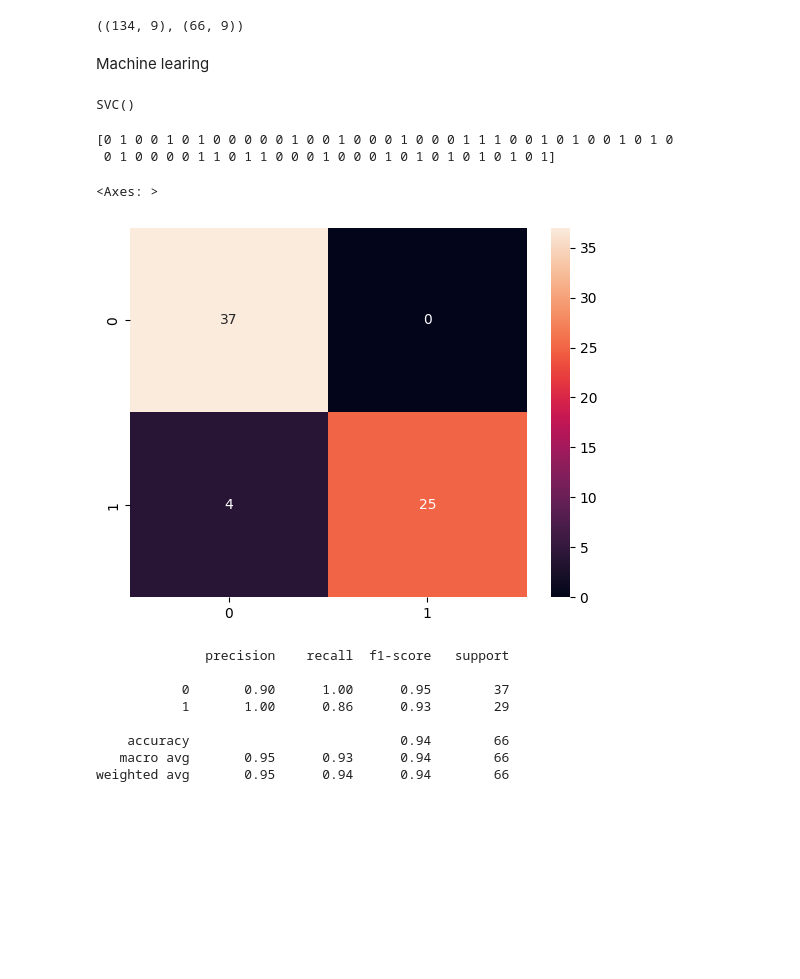
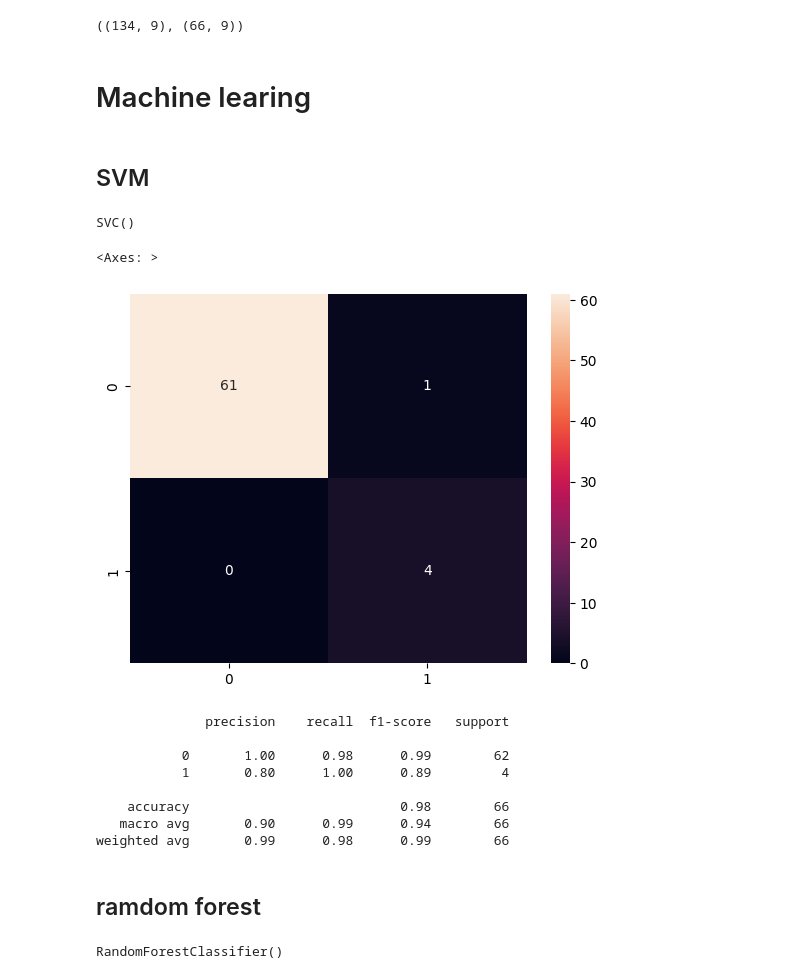
Before and after one commit to Danie110001001109192912/Drug_classification, a Jupyter notebook: Drogas.ipynb, the cells around one changed output. Cells and saved outputs as stored; diff of their text form; code cells hidden in the pictures; blank space fills up the shorter version.

```diff
--- a/Drogas.ipynb
+++ b/Drogas.ipynb
@@ -307,8 +307,10 @@ sns.jointplot(drug1)
 # %%
 c_drug = ['Drug_drugX', 'Drug_drugC', 'Drug_drugB',  'Drug_drugA', 'Drug_DrugY']
 
-y = one_hot['Drug_DrugY']
+y = one_hot['Drug_drugB']
 x = one_hot.drop( columns = c_drug, axis = 1)
+
+# print(one_hot[c_drug].value_counts())
 # %%
 from sklearn.model_selection import train_test_split
 
@@ -323,9 +325,11 @@ from sklearn.preprocessing import StandardScaler
 scaler = StandardScaler()
 
 s_Xtrain = scaler.fit_transform(X_train)
-s_Xtest = scaler.fit_transform(X_test)
+s_Xtest = scaler.transform(X_test)
-# %% [markdown]
-Machine learing
+# %% [markdown]
+# Machine learing
+# %% [markdown]
+## SVM
 # %%
 from sklearn.svm import SVC
 svc = SVC()
@@ -333,30 +337,40 @@ svc.fit(s_Xtrain, y_train)
 # %% [output]
 SVC()
 # %%
-pred = svc.predict(s_Xtest)
+svc_pred = svc.predict(s_Xtest)
-# %% [output]
-[0 1 0 0 1 0 1 0 0 0 0 0 1 0 0 1 0 0 0 1 0 0 0 1 1 1 0 0 1 0 1 0 0 1 0 1 0
- 0 1 0 0 0 0 1 1 0 1 1 0 0 0 1 0 0 0 1 0 1 0 1 0 1 0 1 0 1]
 # %%
 from sklearn.metrics import confusion_matrix
 
-cm = confusion_matrix(y_test,pred)
+cm = confusion_matrix(y_test, svc_pred)
 
 sns.heatmap(cm, annot = True)
 # %% [output]
 <Axes: >
-[figure, old version]
+[figure, new version]
-# %%
-from sklearn.metrics import classification_report
-
-
-print(classification_report(y_test,pred ))
-# %% [output]
-              precision    recall  f1-score   support
-
-           0       0.90      1.00      0.95        37
-           1       1.00      0.86      0.93        29
-
-    accuracy                           0.94        66
-   macro avg       0.95      0.93      0.94        66
-weighted avg       0.95      0.94      0.94        66
+# %%
+from sklearn.metrics import classification_report
+
+
+print(classification_report(y_test, svc_pred ))
+
+# ouverfit pq os dados est]ao desbalanceados com a drugy
+# teste com outra droga e deu mesmo erro
+# %% [output]
+              precision    recall  f1-score   support
+
+           0       1.00      0.98      0.99        62
+           1       0.80      1.00      0.89         4
+
+    accuracy                           0.98        66
+   macro avg       0.90      0.99      0.94        66
+weighted avg       0.99      0.98      0.99        66
+# %% [markdown]
+## ramdom forest
+# %%
+from sklearn.ensemble import RandomForestClassifier
+
+rf = RandomForestClassifier()
+
+rf.fit(s_Xtrain, y_train)
+# %% [output]
+RandomForestClassifier()
```
Also changed, not shown: parts of 7 cells of this notebook.
